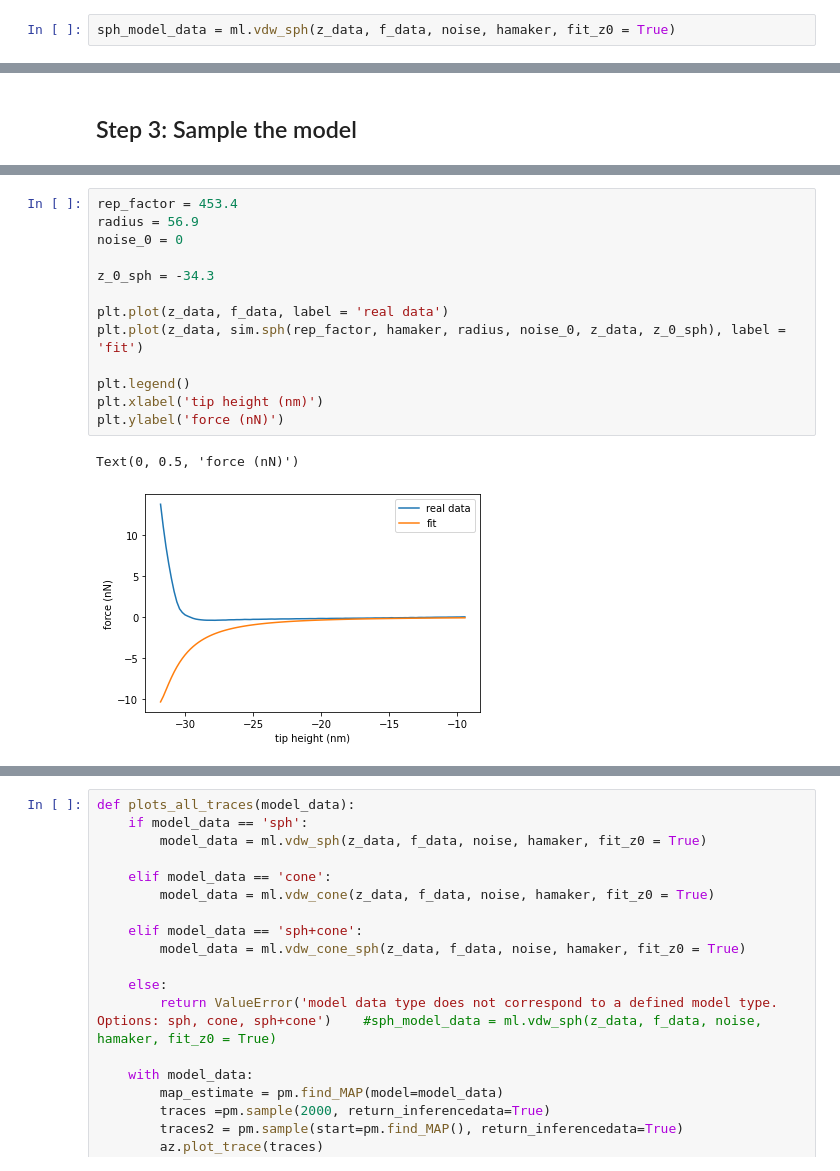
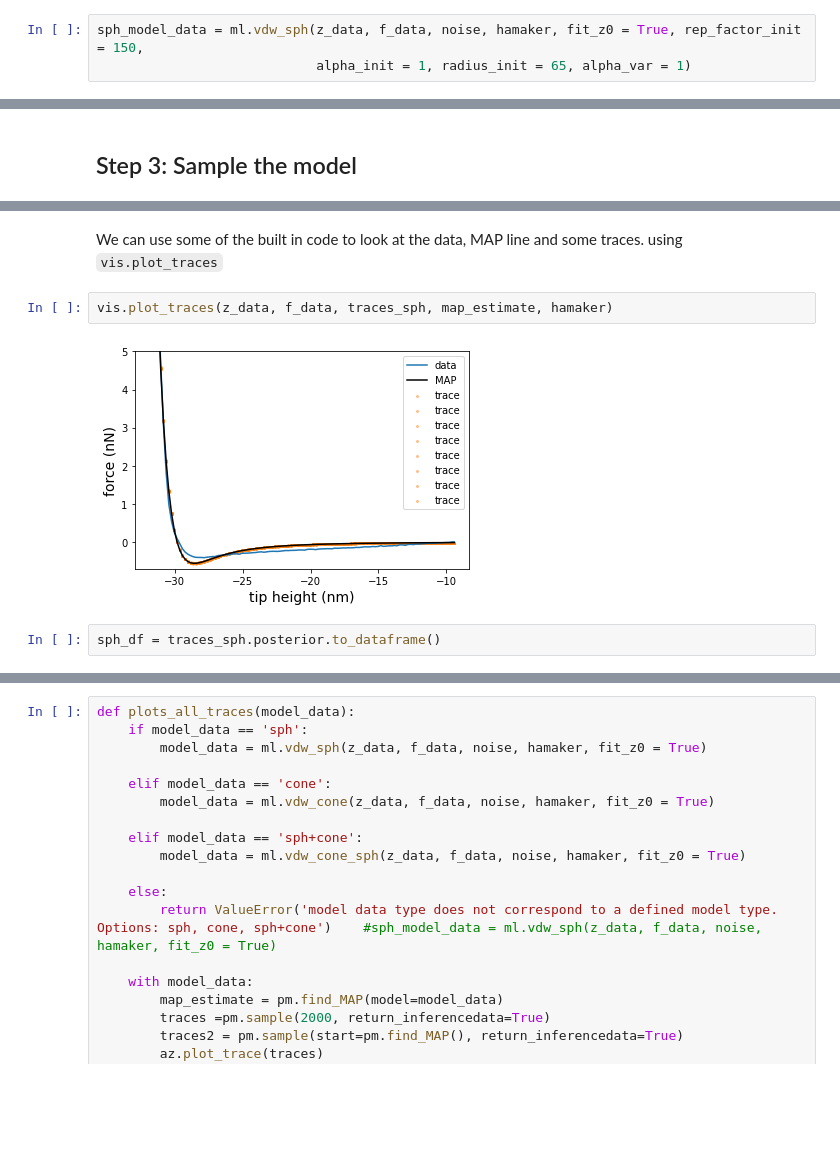
Before and after one commit to phys201/nc_AFM, a Jupyter notebook: documentation.ipynb, the cells around one changed output, grey strips where cells are left out. Saved outputs shown, nothing was run; the diff lists cells and outputs as text; blank space fills up the shorter version.

```diff
--- a/documentation.ipynb
+++ b/documentation.ipynb
@@ -549,7 +576,8 @@ plt.ylabel('force (nN)');
 # %% [markdown]
 ## Step 2: Set up the model
 # %%
-sph_model_data = ml.vdw_sph(z_data, f_data, noise, hamaker, fit_z0 = True)
+sph_model_data = ml.vdw_sph(z_data, f_data, noise, hamaker, fit_z0 = True, rep_factor_init = 150,
+                            alpha_init = 1, radius_init = 65, alpha_var = 1)
 # %% [markdown]
 ### Step 2a: find the MAP
 # %%
@@ -582,16 +611,8 @@ The number of effective samples is smaller than 25% for some parameters.
-# %%
-rep_factor = 453.4
-radius = 56.9
-noise_0 = 0
-
-z_0_sph = -34.3
-
-plt.plot(z_data, f_data, label = 'real data')
-plt.plot(z_data, sim.sph(rep_factor, hamaker, radius, noise_0, z_data, z_0_sph), label = 'fit')
-
-plt.legend()
-plt.xlabel('tip height (nm)')
-plt.ylabel('force (nN)')
-# %% [output]
-Text(0, 0.5, 'force (nN)')
-[figure, removed]
+# %% [markdown]
+We can use some of the built in code to look at the data, MAP line and some traces. using `vis.plot_traces`
+# %%
+vis.plot_traces(z_data, f_data, traces_sph, map_estimate, hamaker)
+# %% [output]
+[figure, added]
+# %%
+sph_df = traces_sph.posterior.to_dataframe()
```
Also changed, not shown: parts of 39 cells of this notebook, 3 other files.
